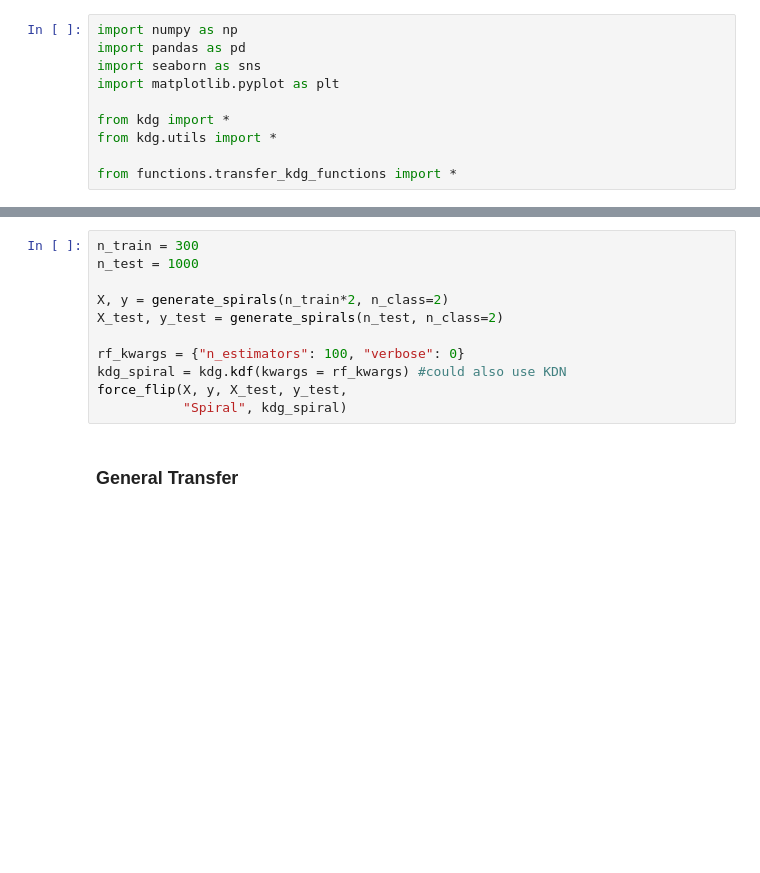
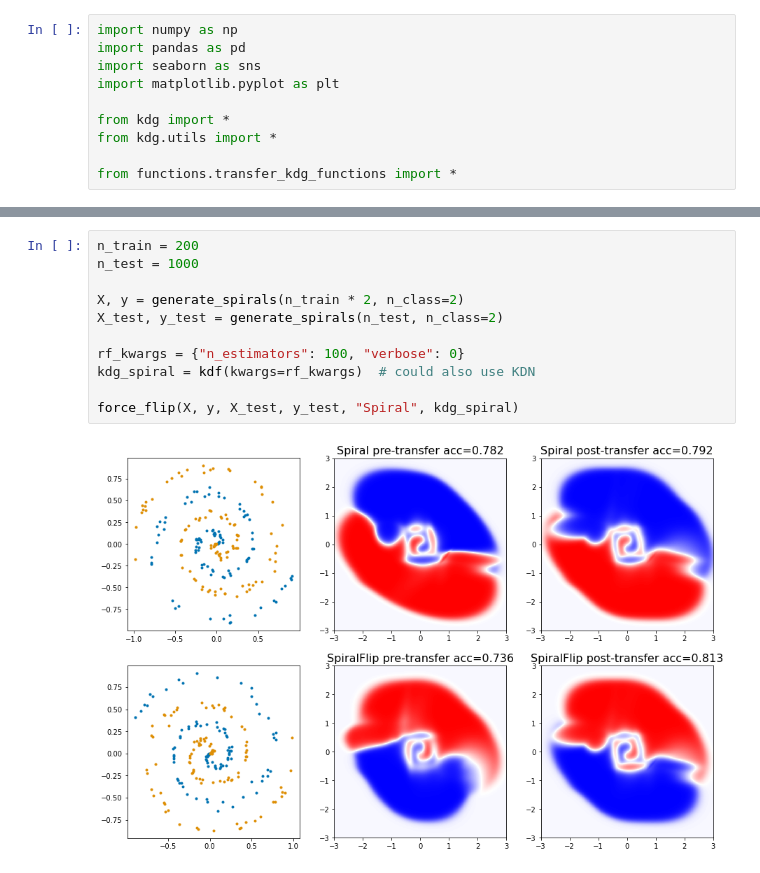
Before and after one commit to neurodata/kdg, a Jupyter notebook: docs/tutorials/transfer_kdg.ipynb, the cells around one changed output, grey strips where cells are left out. Saved outputs shown, nothing was run; the diff lists cells and outputs as text; blank space fills up the shorter version.

```diff
--- a/docs/tutorials/transfer_kdg.ipynb
+++ b/docs/tutorials/transfer_kdg.ipynb
@@ -37,13 +68,13 @@ ax[2] = plot_2dsim(Xgen, ygen, palette="bright")
 # %%
-n_train = 300
+n_train = 200
 n_test = 1000
 
-X, y = generate_spirals(n_train*2, n_class=2)
+X, y = generate_spirals(n_train * 2, n_class=2)
 X_test, y_test = generate_spirals(n_test, n_class=2)
 
 rf_kwargs = {"n_estimators": 100, "verbose": 0}
-kdg_spiral = kdg.kdf(kwargs = rf_kwargs) #could also use KDN
-force_flip(X, y, X_test, y_test,
-           "Spiral", kdg_spiral)
+kdg_spiral = kdf(kwargs=rf_kwargs)  # could also use KDN
+
+force_flip(X, y, X_test, y_test, "Spiral", kdg_spiral)
+# %% [output]
+[figure, added]
-# %% [markdown]
-### General Transfer
```
Also changed, not shown: parts of 18 cells of this notebook, 5 other files.
